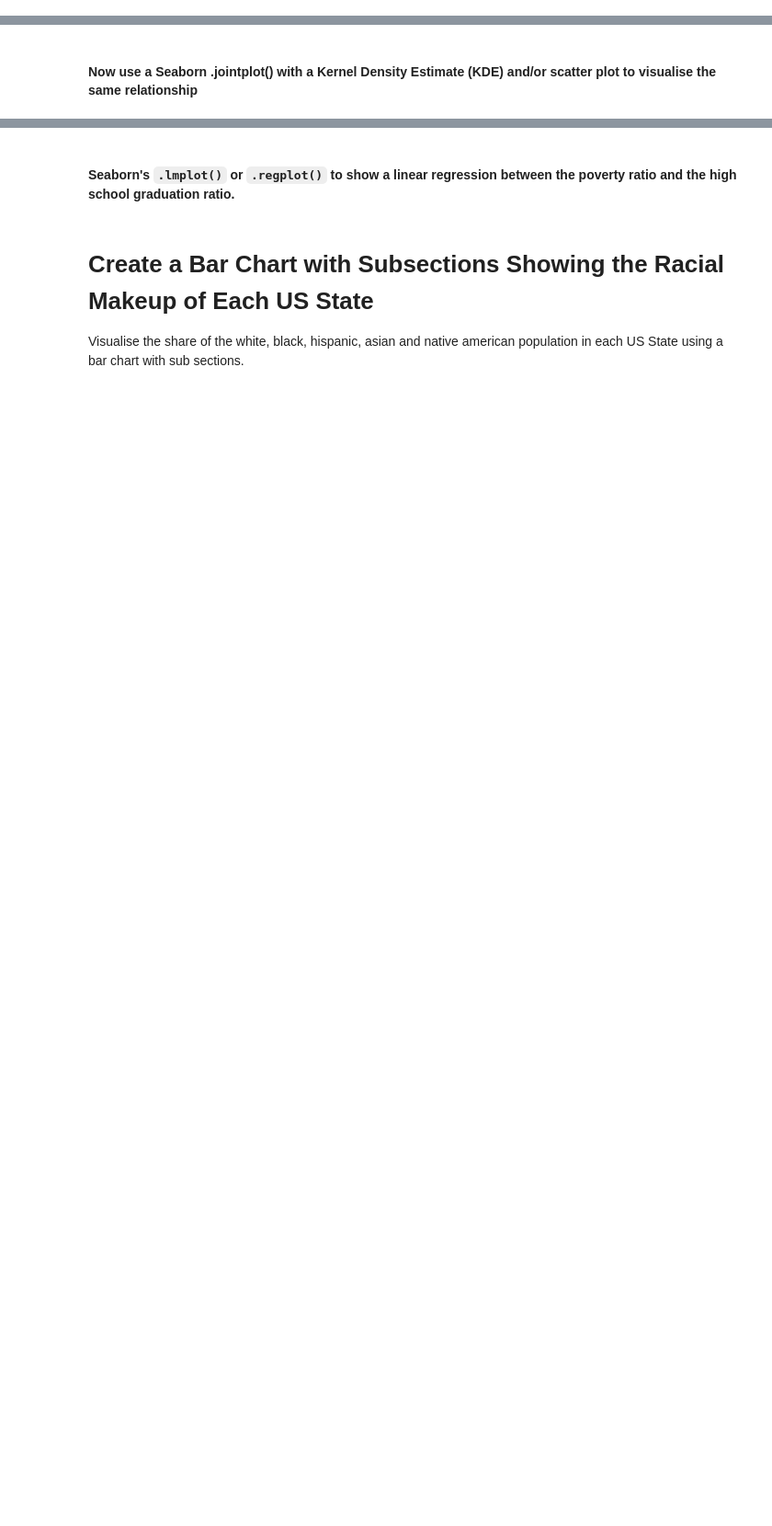
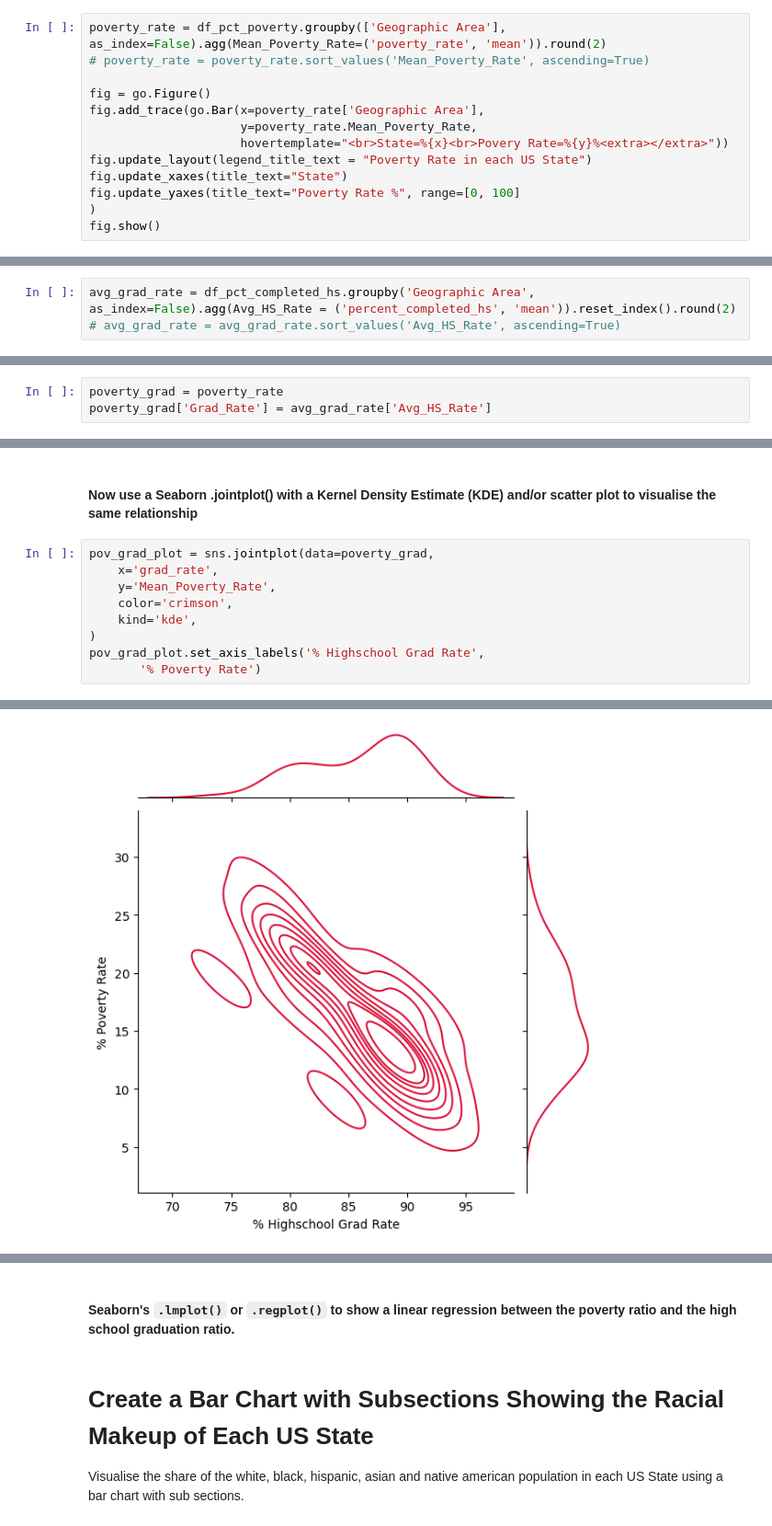
Before and after one commit to Terrance-Nightingale/police-deaths-analysis, a Jupyter notebook: Fatal_Force.ipynb, the cells around one changed output, grey strips where cells are left out. Shown at 92% size. Drawn from its saved outputs; the diff is of its cells as text; blank space fills up the shorter version.

Commit message:
Add several graphs. Clean Data

```diff
--- a/Fatal_Force.ipynb
+++ b/Fatal_Force.ipynb
@@ -63,7 +170,23 @@ Consider how to deal with the NaN values. Perhaps substituting 0 is appropriate.
 # Chart the Poverty Rate in each US State
 
 Create a bar chart that ranks the poverty rate from highest to lowest by US state. Which state has the highest poverty rate? Which state has the lowest poverty rate?  Bar Plot
+# %%
+poverty_rate = df_pct_poverty.groupby(['Geographic Area'], as_index=False).agg(Mean_Poverty_Rate=('poverty_rate', 'mean')).round(2)
+# poverty_rate = poverty_rate.sort_values('Mean_Poverty_Rate', ascending=True)
+
+fig = go.Figure()
+fig.add_trace(go.Bar(x=poverty_rate['Geographic Area'],
+                     y=poverty_rate.Mean_Poverty_Rate,
+                     hovertemplate="<br>State=%{x}<br>Povery Rate=%{y}%<extra></extra>"))
+fig.update_layout(legend_title_text = "Poverty Rate in each US State")
+fig.update_xaxes(title_text="State")
+fig.update_yaxes(title_text="Poverty Rate %", range=[0, 100]
+)
+fig.show()
 # %% [markdown]
 # Chart the High School Graduation Rate by US State
 
 Show the High School Graduation Rate in ascending order of US States. Which state has the lowest high school graduation rate? Which state has the highest?
+# %%
+avg_grad_rate = df_pct_completed_hs.groupby('Geographic Area', as_index=False).agg(Avg_HS_Rate = ('percent_completed_hs', 'mean')).reset_index().round(2)
+# avg_grad_rate = avg_grad_rate.sort_values('Avg_HS_Rate', ascending=True)
@@ -71,3 +204,6 @@ Show the High School Graduation Rate in ascending order of US States. Which stat
 # Visualise the Relationship between Poverty Rates and High School Graduation Rates
 
 #### Create a line chart with two y-axes to show if the rations of poverty and high school graduation move together.
+# %%
+poverty_grad = poverty_rate
+poverty_grad['Grad_Rate'] = avg_grad_rate['Avg_HS_Rate']
@@ -74,2 +227,12 @@ Show the High School Graduation Rate in ascending order of US States. Which stat
 # %% [markdown]
 #### Now use a Seaborn .jointplot() with a Kernel Density Estimate (KDE) and/or scatter plot to visualise the same relationship
+# %%
+pov_grad_plot = sns.jointplot(data=poverty_grad,
+    x='grad_rate',
+    y='Mean_Poverty_Rate',
+    color='crimson',
+    kind='kde',
+)
+pov_grad_plot.set_axis_labels('% Highschool Grad Rate',
+       '% Poverty Rate')
+# %% [output]
@@ -75,0 +240 @@ Show the High School Graduation Rate in ascending order of US States. Which stat
+[figure, added]
```
Also changed, not shown: parts of 15 cells of this notebook.
